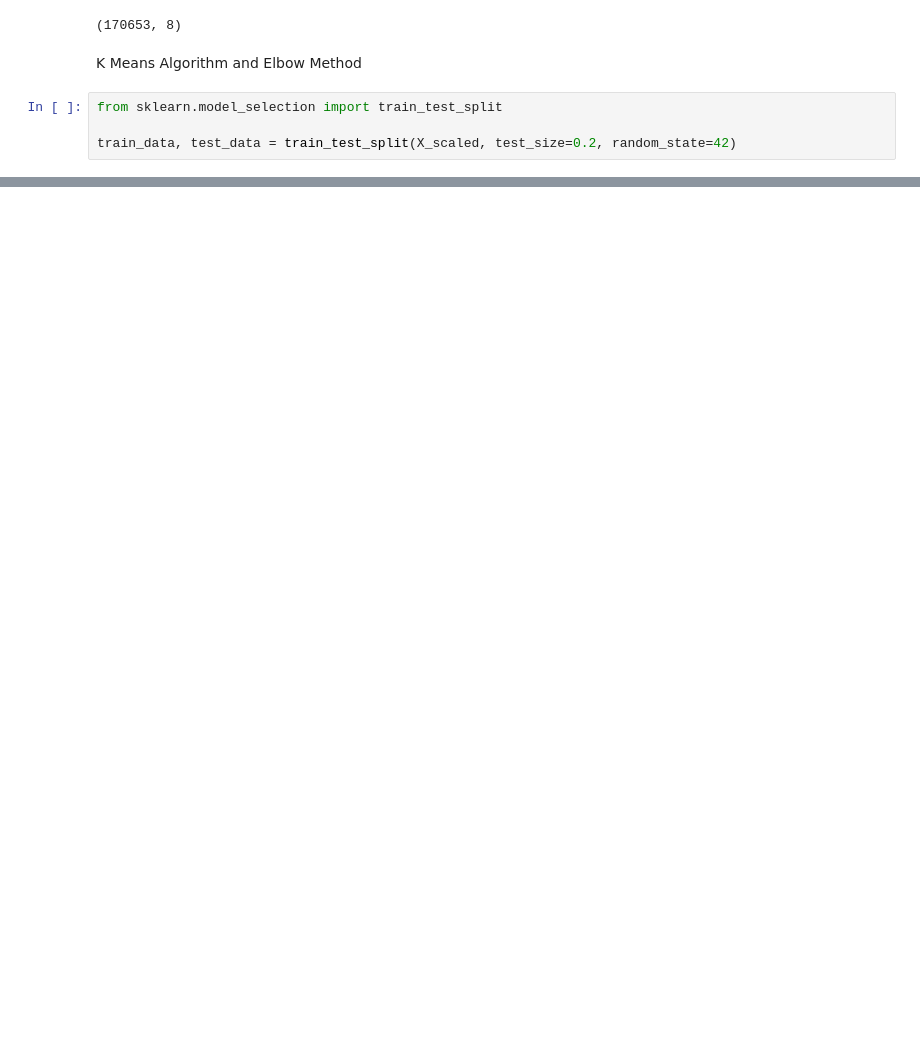
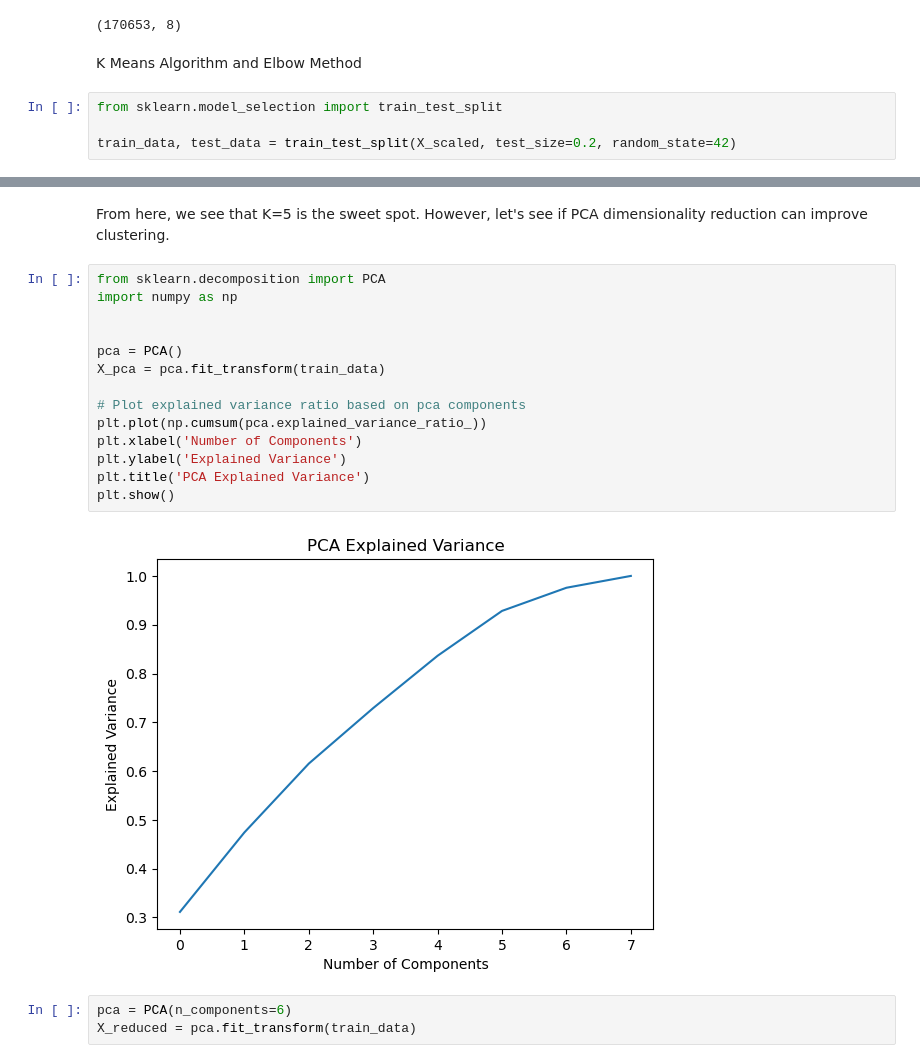
Before and after one commit to vishilp/spotify, a Jupyter notebook: model.ipynb, the cells around one changed output, grey strips where cells are left out. Saved outputs shown, nothing was run; the diff lists cells and outputs as text; blank space fills up the shorter version.

```diff
--- a/model.ipynb
+++ b/model.ipynb
@@ -50,0 +67,21 @@ train_data, test_data = train_test_split(X_scaled, test_size=0.2, random_state=4
+# %% [markdown]
+From here, we see that K=5 is the sweet spot. However, let's see if PCA dimensionality reduction can improve clustering.
+# %%
+from sklearn.decomposition import PCA
+import numpy as np
+
+
+pca = PCA()
+X_pca = pca.fit_transform(train_data)
+
+# Plot explained variance ratio based on pca components
+plt.plot(np.cumsum(pca.explained_variance_ratio_))
+plt.xlabel('Number of Components')
+plt.ylabel('Explained Variance')
+plt.title('PCA Explained Variance')
+plt.show()
+# %% [output]
+[figure, added]
+# %%
+pca = PCA(n_components=6)
+X_reduced = pca.fit_transform(train_data)
```
Also changed, not shown: parts of 6 cells of this notebook.
